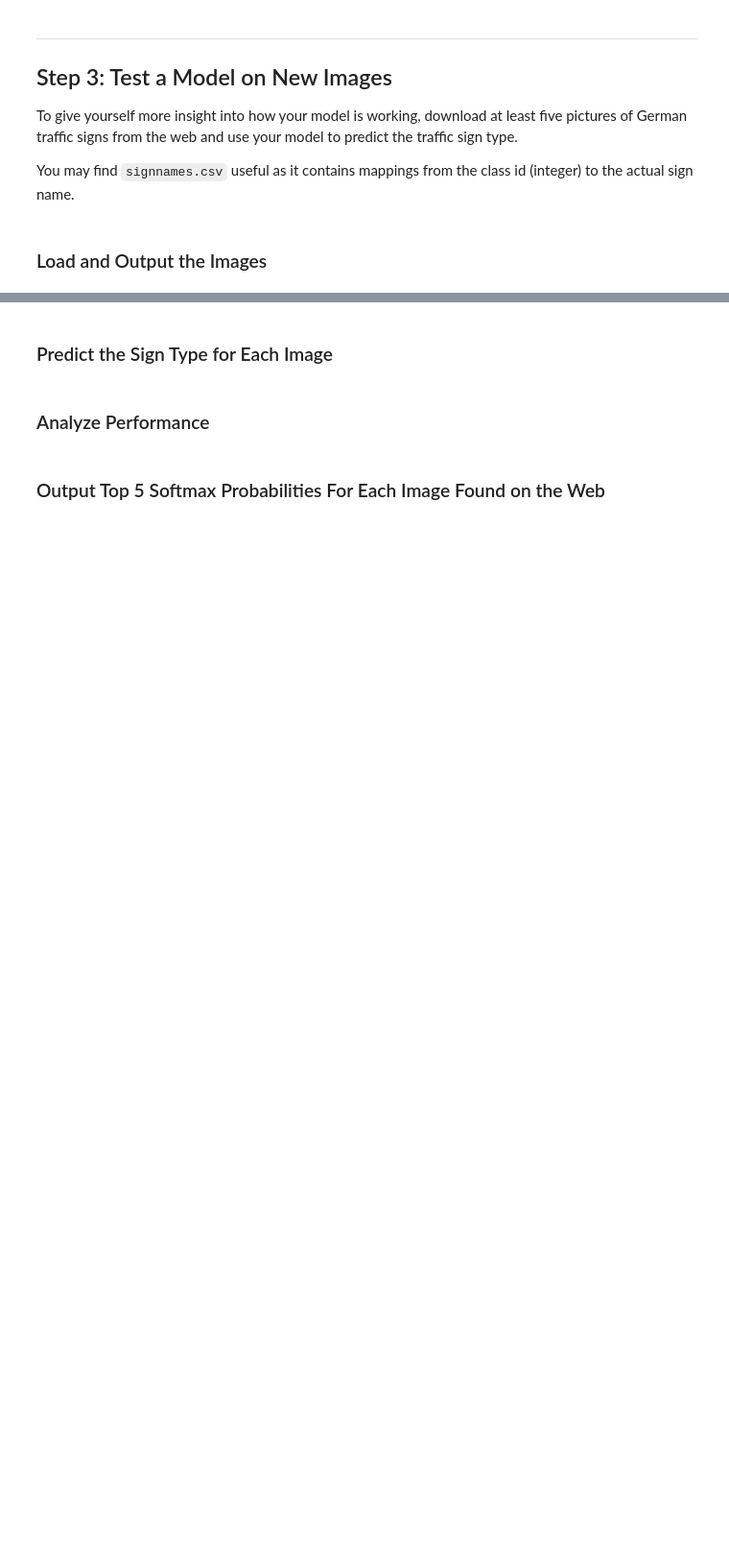
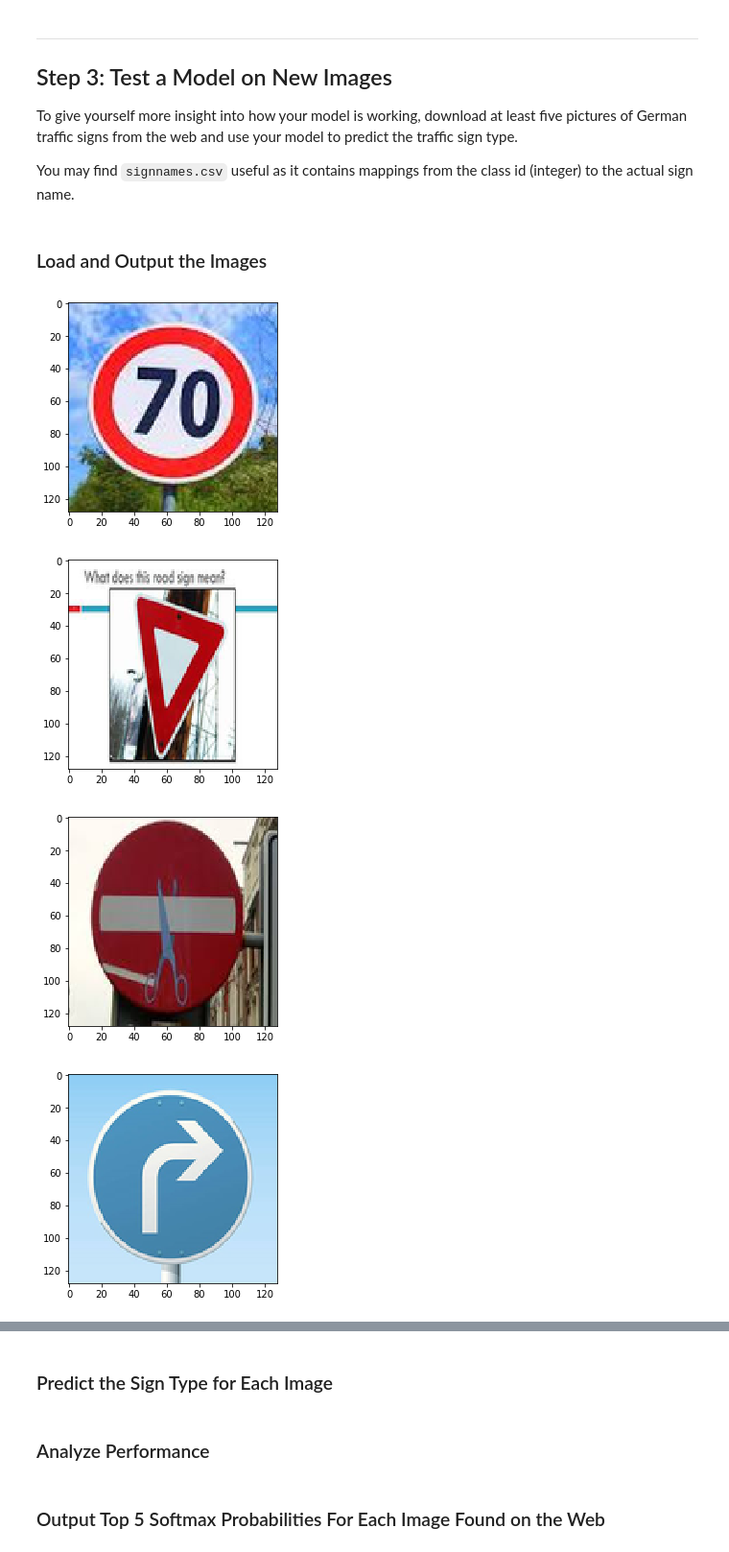
Before and after one commit to somof/CarND-Traffic-Sign-Classifier-Project-work, a Jupyter notebook: Traffic_Sign_Classifier.ipynb, the cells around one changed output, grey strips where cells are left out. Shown at 96% size. Cells and saved outputs as stored; diff of their text form; code cells hidden in the pictures; blank space fills up the shorter version.

```diff
--- a/Traffic_Sign_Classifier.ipynb
+++ b/Traffic_Sign_Classifier.ipynb
@@ -547,0 +558,21 @@ You may find `signnames.csv` useful as it contains mappings from the class id (i
+# %%
+### Load the images and plot them here.
+### Feel free to use as many code cells as needed.
+
+from PIL import Image
+
+imagefiles = ('inputimages/c04_speedlimit70.jpg',
+              'inputimages/c13_yield_2.jpg',
+              'inputimages/c17_no_entry_2.jpg',
+              'inputimages/c33_turn_right.jpg',
+              'inputimages/c40_roundabout.jpg')
+answer = (4, 13, 17, 33, 40)
+for ans, file in zip(answer, imagefiles):
+    img = Image.open(file).resize((128, 128), Image.LANCZOS)
+    plt.imshow(img)
+    plt.show()
+# %% [output]
+[figure, added]
+[figure, added]
+[figure, added]
+[figure, added]
```
Also changed, not shown: parts of 5 cells of this notebook, 48 other files.
